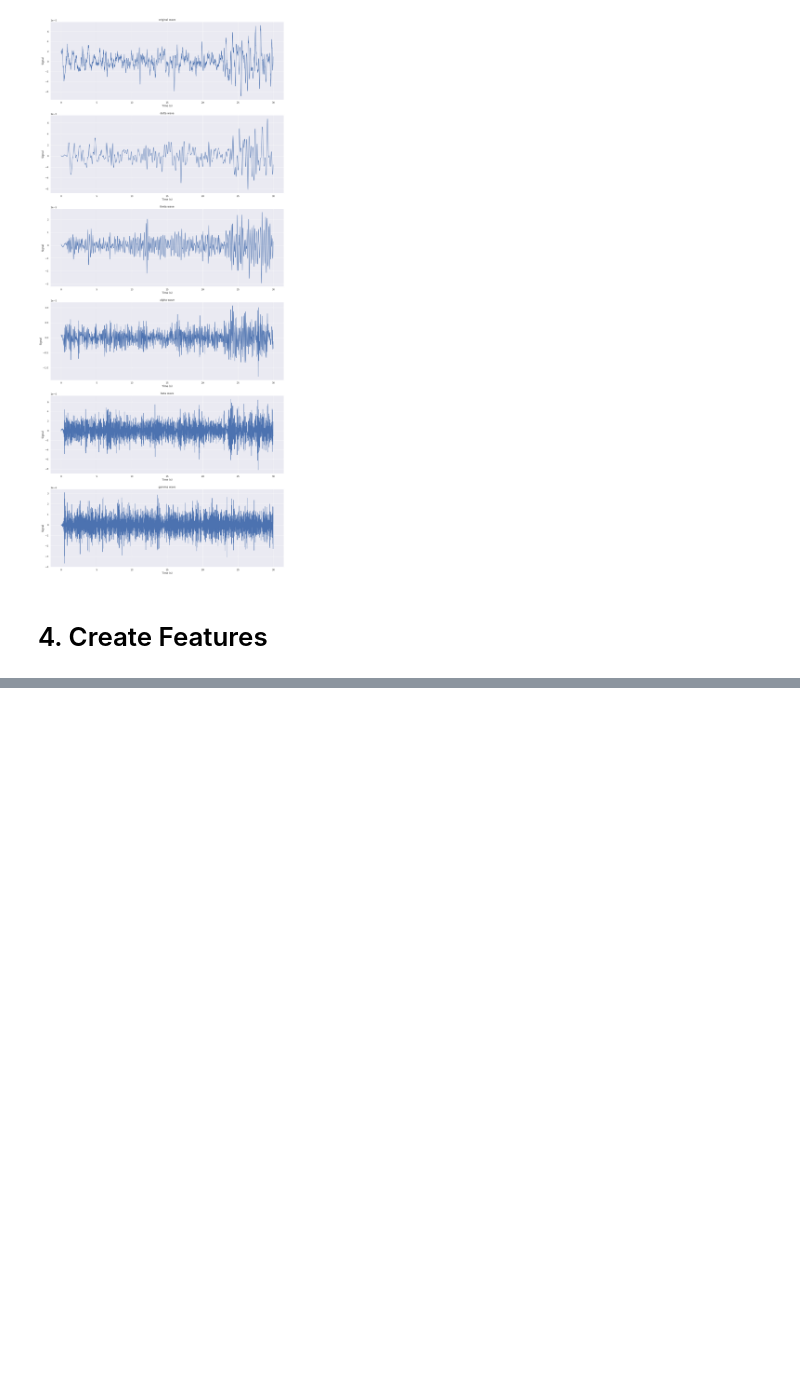
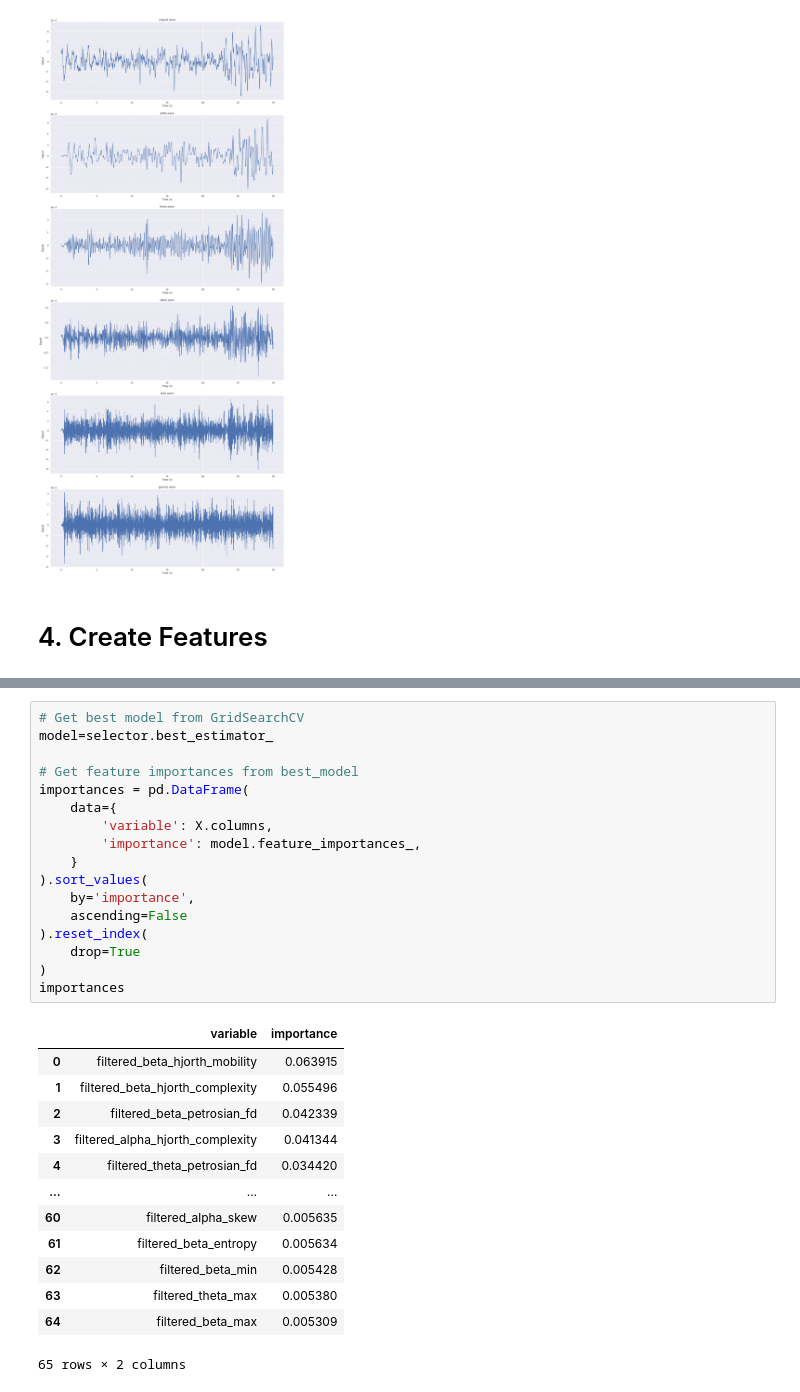
Before and after one commit to leonardotessarolo/eeg-sleep-stage-detection, a Jupyter notebook: 1-download_process_dataset.ipynb, the cells around one changed output, grey strips where cells are left out. Drawn from its saved outputs; the diff is of its cells as text; blank space fills up the shorter version.

```diff
--- a/1-download_process_dataset.ipynb
+++ b/1-download_process_dataset.ipynb
@@ -584,0 +832,31 @@ Wall time: 1min 54s
+# %%
+# Get best model from GridSearchCV
+model=selector.best_estimator_
+
+# Get feature importances from best_model
+importances = pd.DataFrame(
+    data={
+        'variable': X.columns,
+        'importance': model.feature_importances_,
+    }
+).sort_values(
+    by='importance',
+    ascending=False
+).reset_index(
+    drop=True
+)
+importances
+# %% [output]
+|  | variable | importance |
+| 0 | filtered_beta_hjorth_mobility | 0.063915 |
+| 1 | filtered_beta_hjorth_complexity | 0.055496 |
+| 2 | filtered_beta_petrosian_fd | 0.042339 |
+| 3 | filtered_alpha_hjorth_complexity | 0.041344 |
+| 4 | filtered_theta_petrosian_fd | 0.034420 |
+| ... | ... | ... |
+| 60 | filtered_alpha_skew | 0.005635 |
+| 61 | filtered_beta_entropy | 0.005634 |
+| 62 | filtered_beta_min | 0.005428 |
+| 63 | filtered_theta_max | 0.005380 |
+| 64 | filtered_beta_max | 0.005309 |
+65 rows × 2 columns
```
Also changed, not shown: parts of 9 cells of this notebook.
